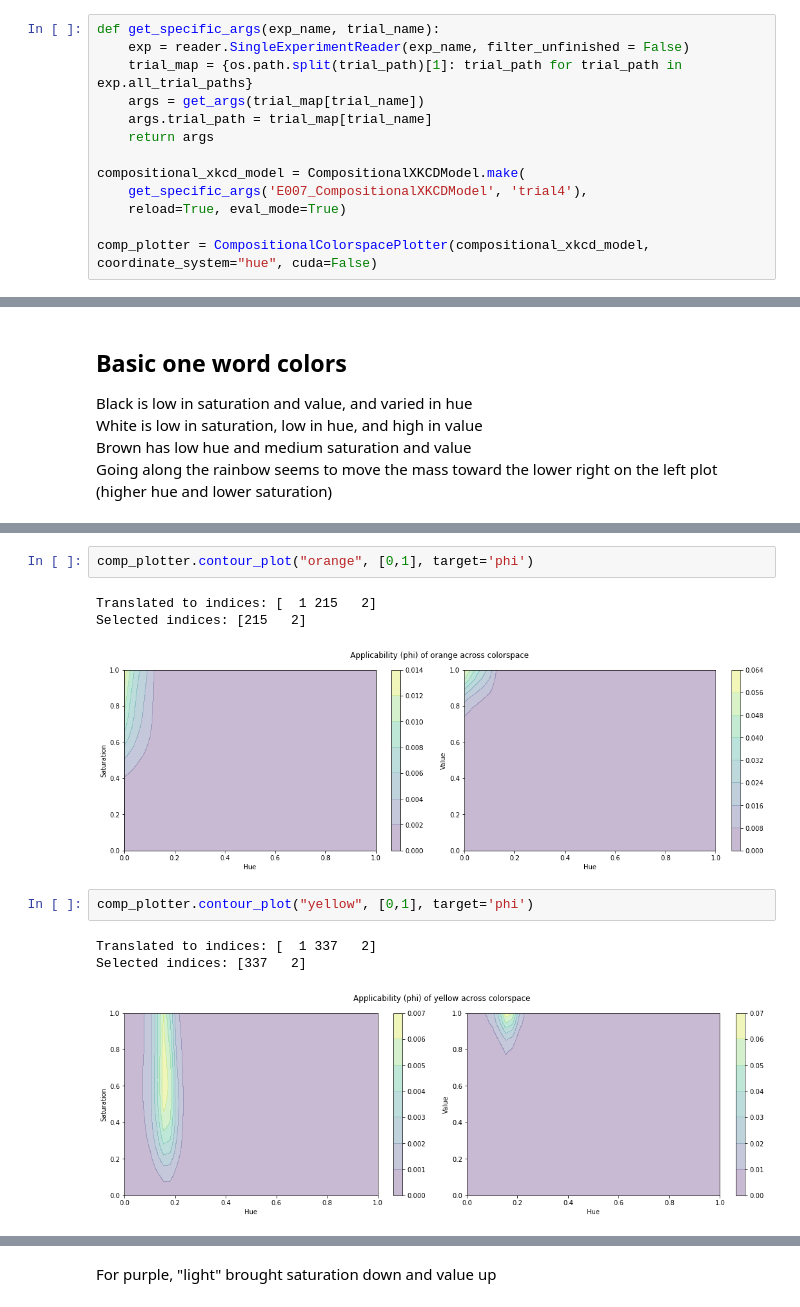
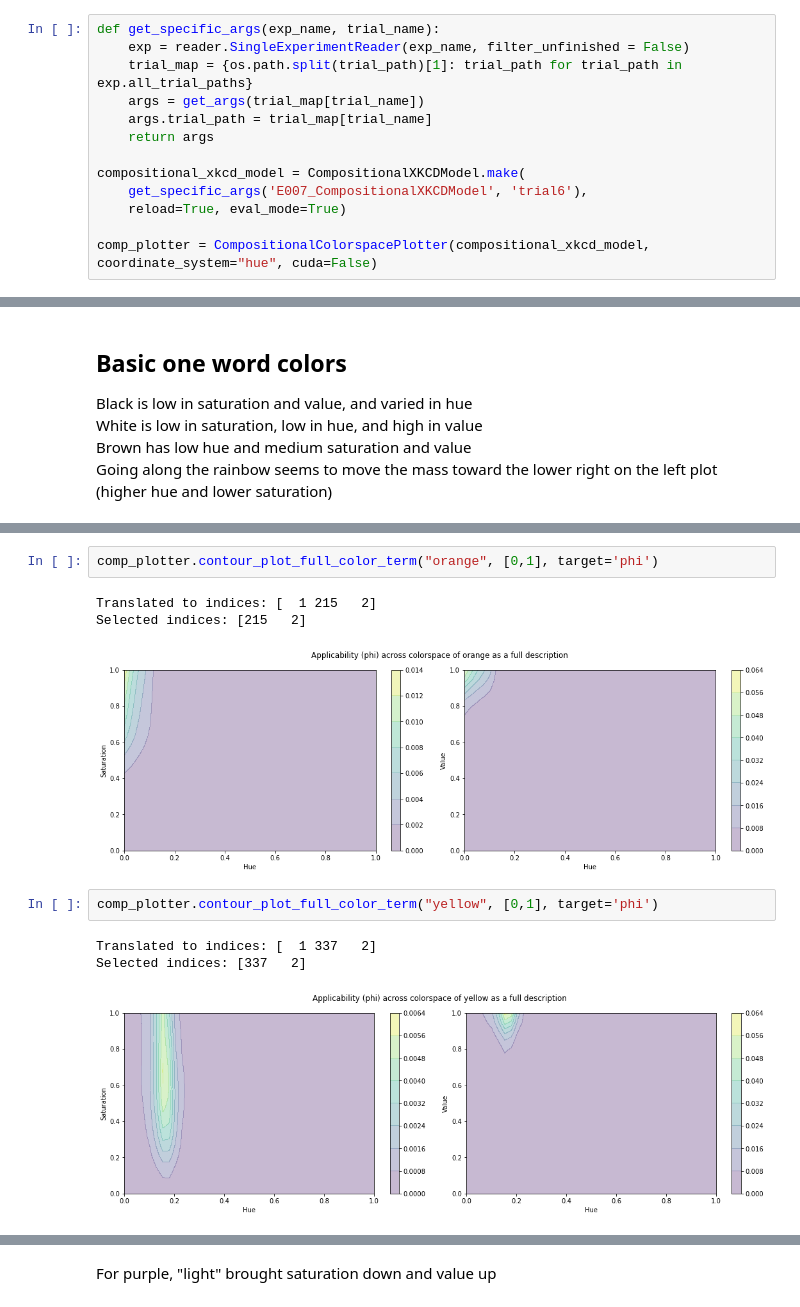
Before and after one commit to souDuggirala/speaker_strategies_sigdial2020, a Jupyter notebook: lab/analyses/notebooks/A003_compositional_xkcd_visualizations.ipynb, the cells around one changed output, grey strips where cells are left out. Saved outputs shown, nothing was run; the diff lists cells and outputs as text.

```diff
--- a/lab/analyses/notebooks/A003_compositional_xkcd_visualizations.ipynb
+++ b/lab/analyses/notebooks/A003_compositional_xkcd_visualizations.ipynb
@@ -106,7 +106,7 @@ def get_specific_args(exp_name, trial_name):
     return args
 
 compositional_xkcd_model = CompositionalXKCDModel.make(
-    get_specific_args('E007_CompositionalXKCDModel', 'trial4'),
+    get_specific_args('E007_CompositionalXKCDModel', 'trial6'),
     reload=True, eval_mode=True)
 
 comp_plotter = CompositionalColorspacePlotter(compositional_xkcd_model, coordinate_system="hue", cuda=False)
@@ -145,13 +152,13 @@ Selected indices: [251   2]
 # %%
-comp_plotter.contour_plot("orange", [0,1], target='phi')
+comp_plotter.contour_plot_full_color_term("orange", [0,1], target='phi')
 # %% [output]
 Translated to indices: [  1 215   2]
 Selected indices: [215   2]
-[figure, old version]
+[figure, new version]
 # %%
-comp_plotter.contour_plot("yellow", [0,1], target='phi')
+comp_plotter.contour_plot_full_color_term("yellow", [0,1], target='phi')
 # %% [output]
 Translated to indices: [  1 337   2]
 Selected indices: [337   2]
-[figure, old version]
+[figure, new version]
 # %%
```
Also changed, not shown: parts of 28 cells of this notebook, 2 other files.
